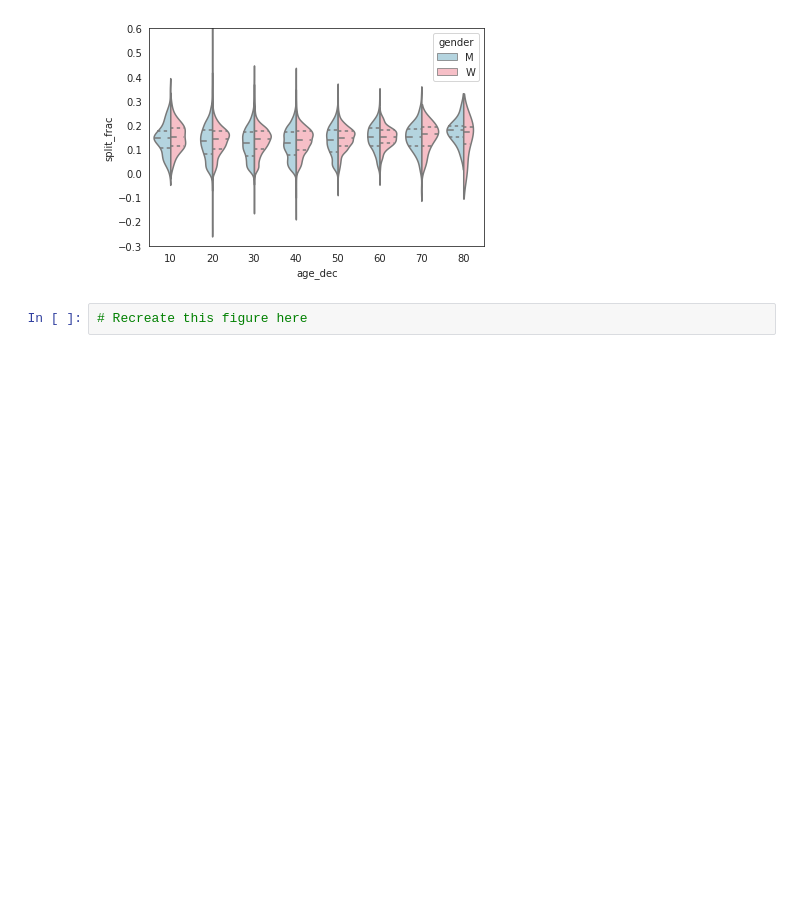
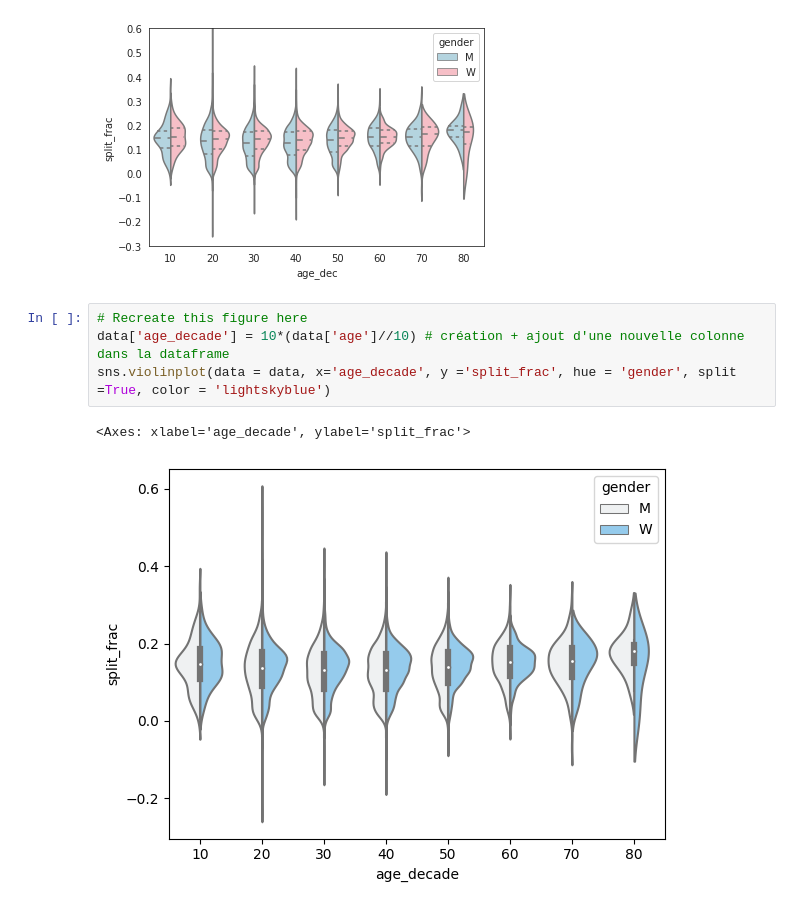
Before and after one commit to mdunand2/2023_Intro_Python, a Jupyter notebook: ML_EES/IP/W4_S2.ipynb, the cells around one changed output. Drawn from its saved outputs; the diff is of its cells as text; blank space fills up the shorter version.

```diff
--- a/ML_EES/IP/W4_S2.ipynb
+++ b/ML_EES/IP/W4_S2.ipynb
@@ -173,5 +170,10 @@ Hint:
 4.   Try to explore different ways to produce the plot below, we used [violinplot()](https://seaborn.pydata.org/generated/seaborn.violinplot.html?highlight=violinplot#seaborn.violinplot), but it may be more convenient to use [catplot()](https://seaborn.pydata.org/generated/seaborn.catplot.html?highlight=catplot#seaborn.catplot).
 # %% [markdown]
 ![Unknown-6.png](embedded-picture-1)
-# %%
-# Recreate this figure here
+# %%
+# Recreate this figure here
+data['age_decade'] = 10*(data['age']//10) # création + ajout d'une nouvelle colonne dans la dataframe
+sns.violinplot(data = data, x='age_decade', y ='split_frac', hue = 'gender', split =True, color = 'lightskyblue')
+# %% [output]
+<Axes: xlabel='age_decade', ylabel='split_frac'>
+[figure, added]
```
Also changed, not shown: parts of 1 cell of this notebook.
